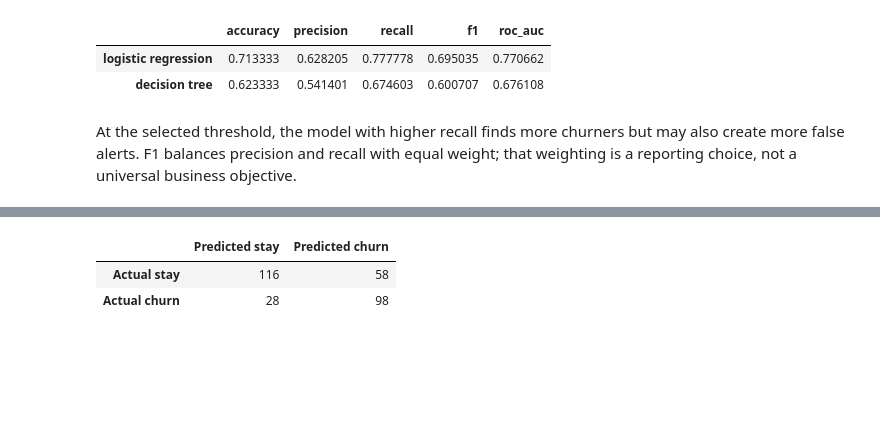
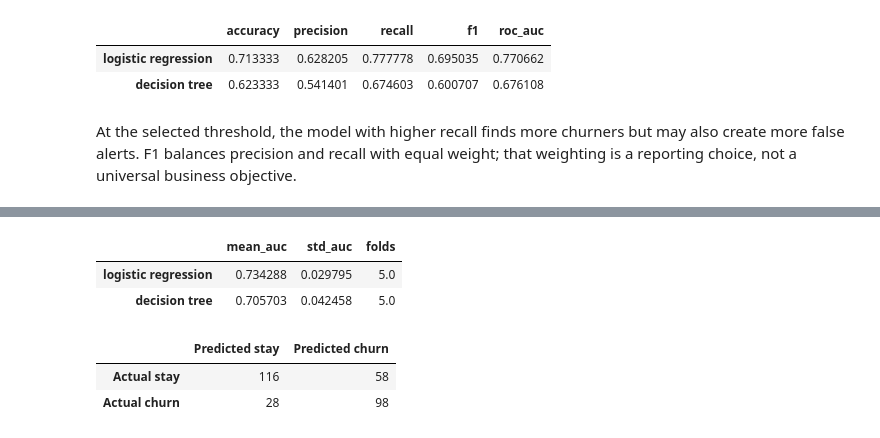
Before and after one commit to Aayloo/data-science-crisp-dm-tutorial, a Jupyter notebook: notebooks/01-customer-churn.ipynb, the cells around one changed output, grey strips where cells are left out. Saved outputs shown, nothing was run; the diff lists cells and outputs as text; code cells hidden in the pictures; blank space fills up the shorter version.

```diff
--- a/notebooks/01-customer-churn.ipynb
+++ b/notebooks/01-customer-churn.ipynb
@@ -185,3 +192,20 @@ business objective.
+# %%
+from sklearn.model_selection import StratifiedKFold, cross_validate
+
+fold_protocol = StratifiedKFold(n_splits=5, shuffle=True, random_state=42)
+
+def cv_auc(model):
+    score = cross_validate(model, X, y, cv=fold_protocol, scoring="roc_auc")["test_score"]
+    return pd.Series({"mean_auc": score.mean(), "std_auc": score.std(), "folds": len(score)})
+
+pd.DataFrame({
+    "logistic regression": cv_auc(logistic),
+    "decision tree": cv_auc(tree),
+}).T
+# %% [output]
+|  | mean_auc | std_auc | folds |
+| logistic regression | 0.734288 | 0.029795 | 5.0 |
+| decision tree | 0.705703 | 0.042458 | 5.0 |
 # %%
 confusion = confusion_matrix(y_test, logistic_prediction, labels=[0, 1])
 pd.DataFrame(
```
Also changed, not shown: parts of 1 cell of this notebook, 14 other files.
